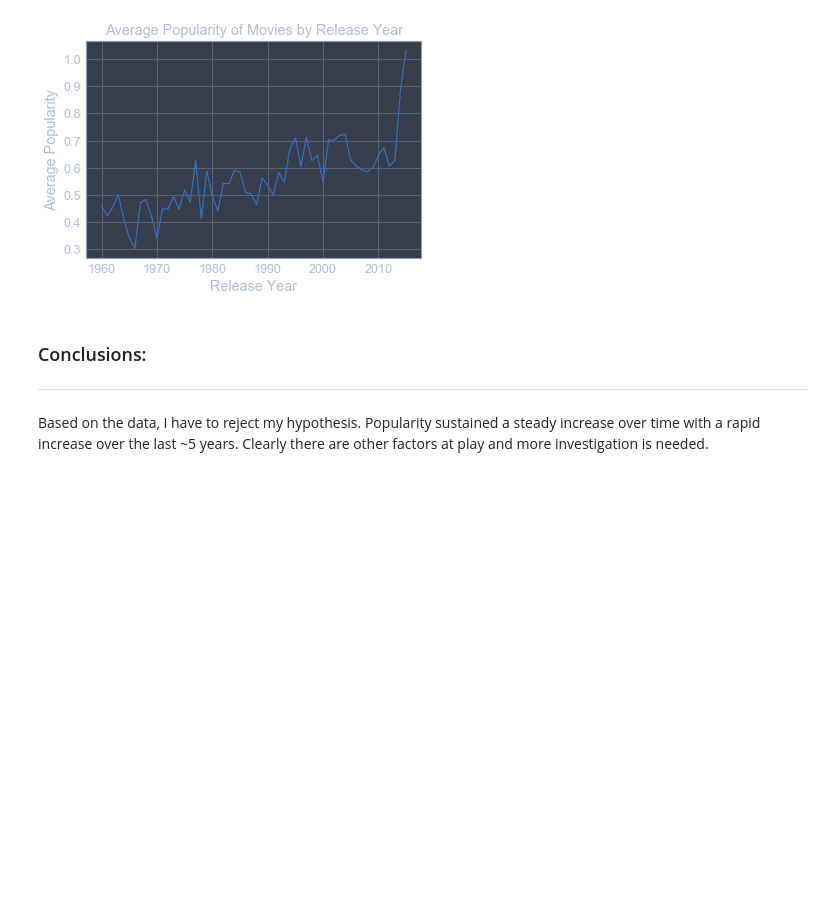
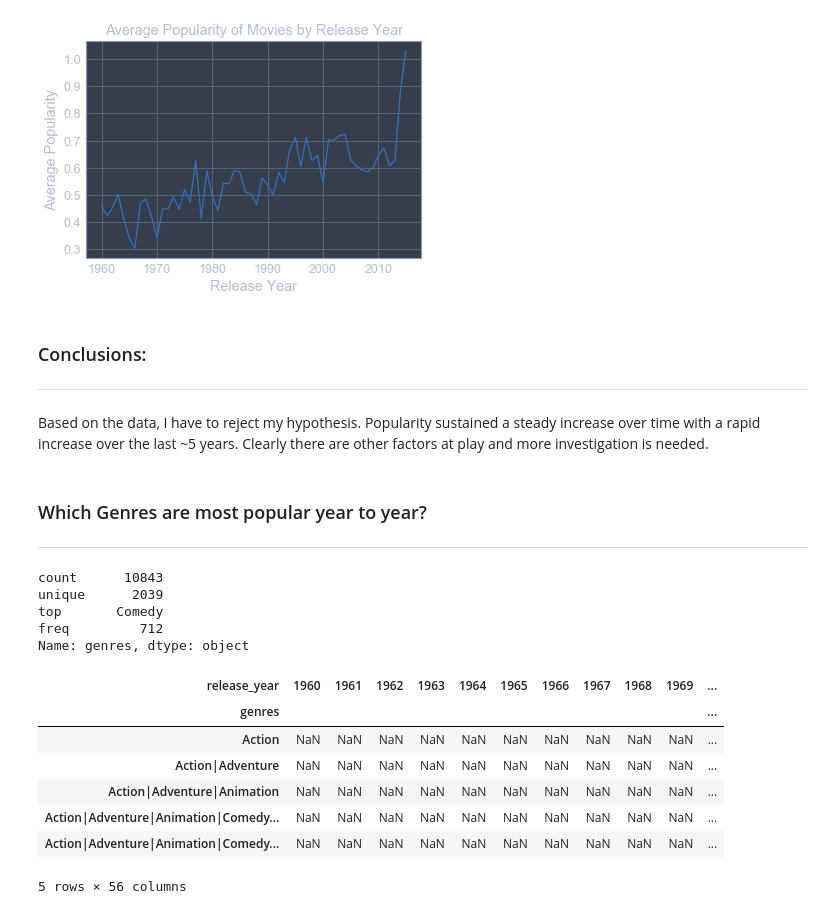
Before and after one commit to Wired361/Udacity_Project-2, a Jupyter notebook: Project-2.ipynb, the cells around one changed output. Cells and saved outputs as stored; diff of their text form; code cells hidden in the pictures; blank space fills up the shorter version.

```diff
--- a/Project-2.ipynb
+++ b/Project-2.ipynb
@@ -60,3 +60,29 @@ Text(0.5, 1.0, 'Average Popularity of Movies by Release Year')
 <hr>
 
 Based on the data, I have to reject my hypothesis.  Popularity sustained a steady increase over time with a rapid increase over the last ~5 years.  Clearly there are other factors at play and more investigation is needed.
+# %% [markdown]
+### Which Genres are most popular year to year?
+
+<hr>
+# %%
+df.genres.value_counts().sort_values(ascending = False)
+df.genres.describe()
+# %% [output]
+count      10843
+unique      2039
+top       Comedy
+freq         712
+Name: genres, dtype: object
+# %%
+genre_pop_year = df.groupby(['genres','release_year']).sum()['popularity'].sort_values(ascending = False)
+genre_pop_year.sort_values(ascending=False).unstack().head()
+#genre_pop_year.plot.bar()
+# %% [output]
+| release_year | 1960 | 1961 | 1962 | 1963 | 1964 | 1965 | 1966 | 1967 | 1968 | 1969 | ... |
+| genres |  |  |  |  |  |  |  |  |  |  | ... |
+| Action | NaN | NaN | NaN | NaN | NaN | NaN | NaN | NaN | NaN | NaN | ... |
+| Action|Adventure | NaN | NaN | NaN | NaN | NaN | NaN | NaN | NaN | NaN | NaN | ... |
+| Action|Adventure|Animation | NaN | NaN | NaN | NaN | NaN | NaN | NaN | NaN | NaN | NaN | ... |
+| Action|Adventure|Animation|Comedy... | NaN | NaN | NaN | NaN | NaN | NaN | NaN | NaN | NaN | NaN | ... |
+| Action|Adventure|Animation|Comedy... | NaN | NaN | NaN | NaN | NaN | NaN | NaN | NaN | NaN | NaN | ... |
+5 rows × 56 columns
```
Also changed, not shown: parts of 5 cells of this notebook, 3 other files.
